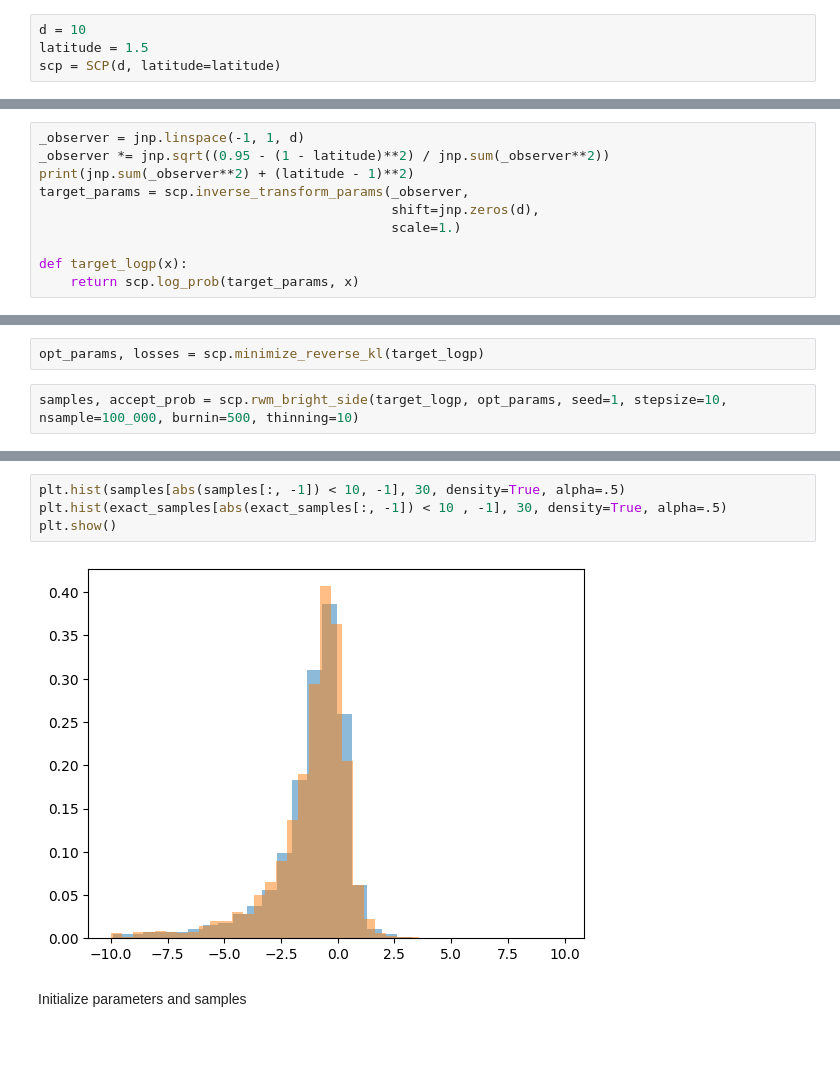
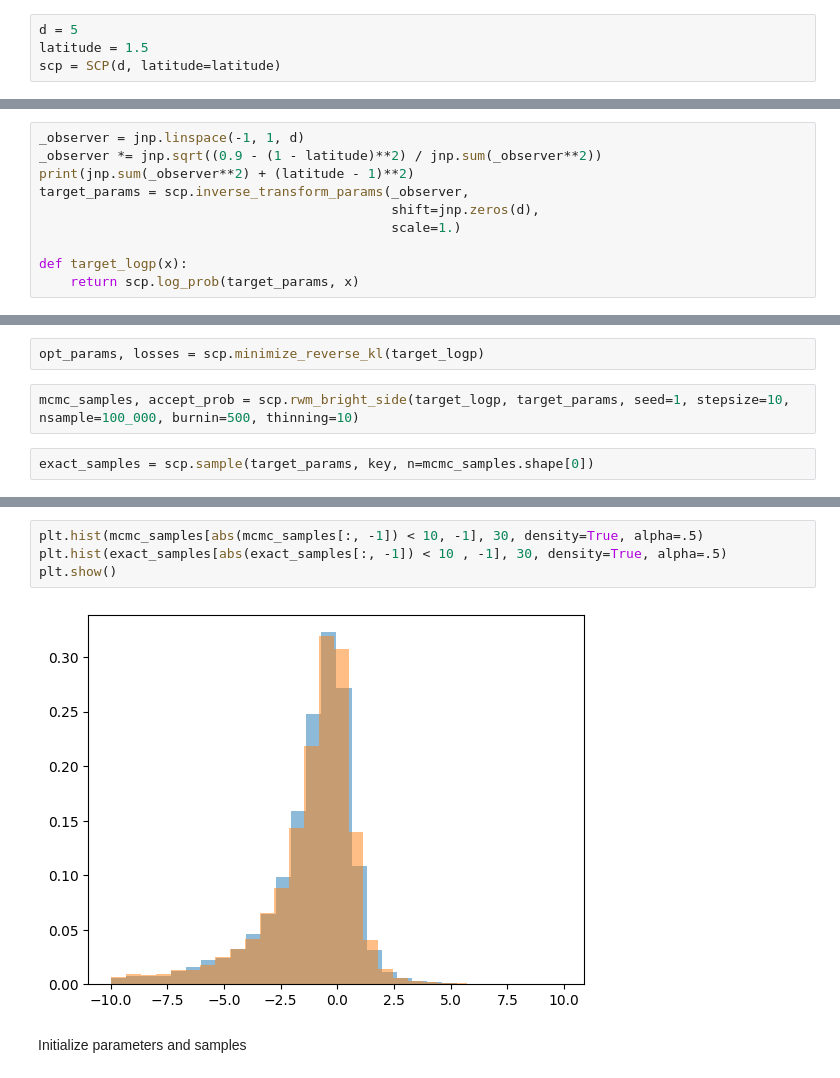
Before and after one commit to liusf15/sub-cauchy-sampler, a Jupyter notebook: experiments/test_scp.ipynb, the cells around one changed output, grey strips where cells are left out. Cells and saved outputs as stored; diff of their text form; blank space fills up the shorter version.

```diff
--- a/experiments/test_scp.ipynb
+++ b/experiments/test_scp.ipynb
@@ -14,4 +14,4 @@ from src.scp_core import uniform_sample_bright_side, rwm_bright_side, SCP
 # %%
-d = 10
+d = 5
 latitude = 1.5
 scp = SCP(d, latitude=latitude)
@@ -19,7 +49,7 @@ scp = SCP(d, latitude=latitude)
 Specify target density
 # %%
 _observer = jnp.linspace(-1, 1, d)
-_observer *= jnp.sqrt((0.95 - (1 - latitude)**2) / jnp.sum(_observer**2))
+_observer *= jnp.sqrt((0.9 - (1 - latitude)**2) / jnp.sum(_observer**2))
 print(jnp.sum(_observer**2) + (latitude - 1)**2)
 target_params = scp.inverse_transform_params(_observer,
                                              shift=jnp.zeros(d),
@@ -44,4 +74,6 @@ plt.show()
 # %%
 opt_params, losses = scp.minimize_reverse_kl(target_logp)
 # %%
-samples, accept_prob = scp.rwm_bright_side(target_logp, opt_params, seed=1, stepsize=10, nsample=100_000, burnin=500, thinning=10)
+mcmc_samples, accept_prob = scp.rwm_bright_side(target_logp, target_params, seed=1, stepsize=10, nsample=100_000, burnin=500, thinning=10)
+# %%
+exact_samples = scp.sample(target_params, key, n=mcmc_samples.shape[0])
@@ -48,9 +127,9 @@ samples, accept_prob = scp.rwm_bright_side(target_logp, opt_params, seed=1, step
 # %%
-plt.hist(samples[abs(samples[:, -1]) < 10, -1], 30, density=True, alpha=.5)
+plt.hist(mcmc_samples[abs(mcmc_samples[:, -1]) < 10, -1], 30, density=True, alpha=.5)
 plt.hist(exact_samples[abs(exact_samples[:, -1]) < 10 , -1], 30, density=True, alpha=.5)
 plt.show()
 # %% [output]
-[figure, old version]
+[figure, new version]
 # %% [markdown]
 Initialize parameters and samples
 # %%
```
Also changed, not shown: parts of 39 cells of this notebook, 3 other files.
